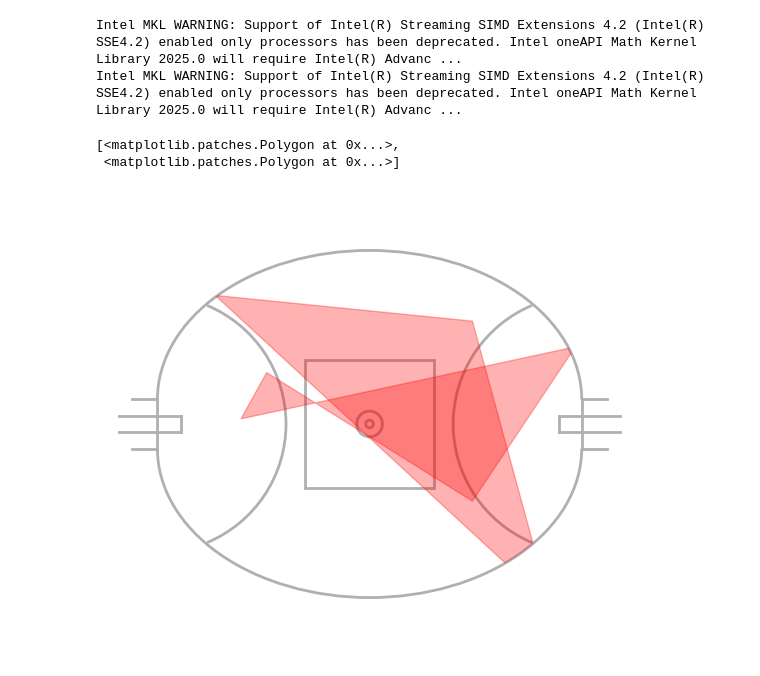
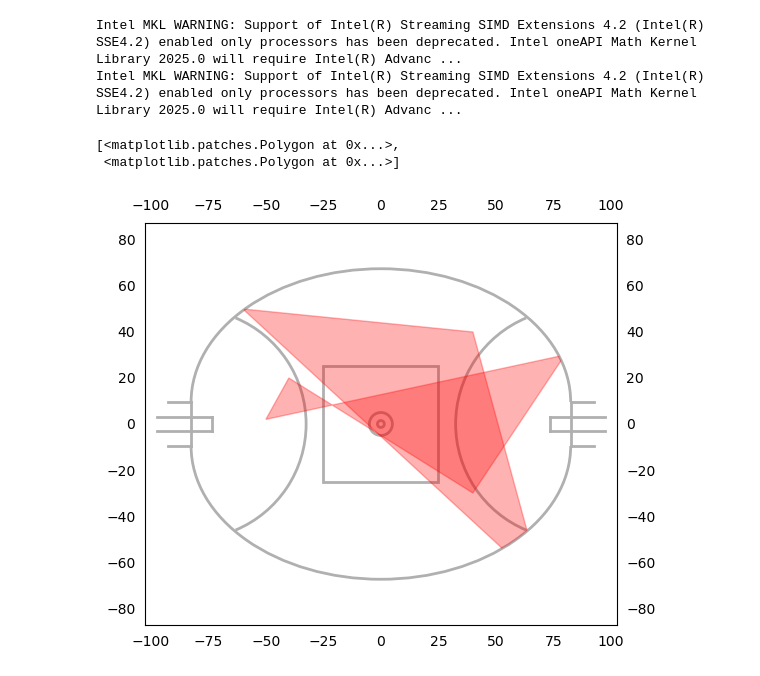
Before and after one commit to ciaran-grant/mplfooty, a Jupyter notebook: notebooks/polygon_example.ipynb, the cells around one changed output. Drawn from its saved outputs; the diff is of its cells as text; code cells hidden in the pictures.

```diff
--- a/notebooks/polygon_example.ipynb
+++ b/notebooks/polygon_example.ipynb
@@ -11,13 +11,13 @@ import numpy as np
 Intel MKL WARNING: Support of Intel(R) Streaming SIMD Extensions 4.2 (Intel(R) SSE4.2) enabled only processors has been deprecated. Intel oneAPI Math Kernel Library 2025.0 will require Intel(R) Advanc ...
 Intel MKL WARNING: Support of Intel(R) Streaming SIMD Extensions 4.2 (Intel(R) SSE4.2) enabled only processors has been deprecated. Intel oneAPI Math Kernel Library 2025.0 will require Intel(R) Advanc ...
 # %%
-pitch = AFLPitch(pitch_width=135, pitch_length=165)
+pitch = Pitch(pitch_width=135, pitch_length=165, label=True, axis=True)
 fig, ax = pitch.draw()
 shape1 = np.array([[-50, 2], [80, 30], [40, -30], [-40, 20]])
 shape2 = np.array([[70, -70], [-60, 50], [40, 40]])
 verts = [shape1, shape2]
 pitch.polygon(verts, color = "red", alpha=0.3, ax=ax)
 # %% [output]
 [<matplotlib.patches.Polygon at 0x...>,
  <matplotlib.patches.Polygon at 0x...>]
-[figure, old version]
+[figure, new version]
```
Also changed, not shown: parts of 1 cell of this notebook, 19 other files.
